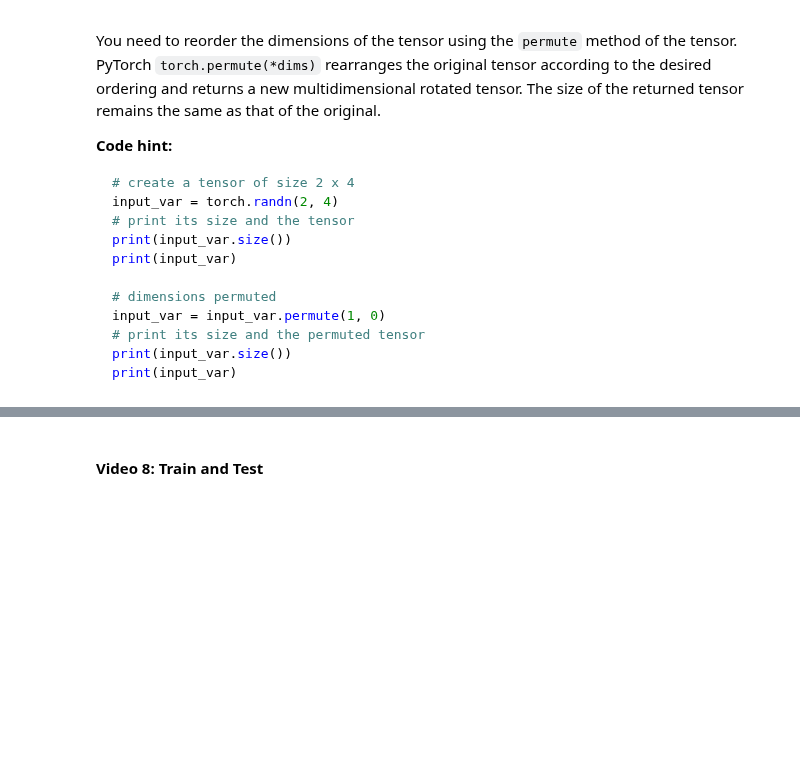
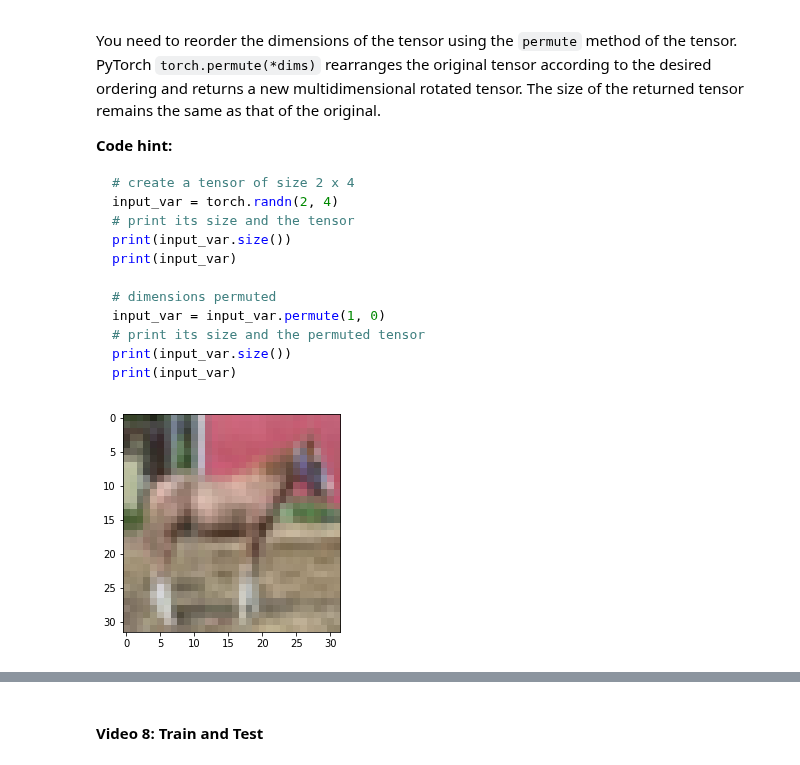
Before and after one commit to Jp-17/Coding_learning, a Jupyter notebook: NMA_DL_learning/W1D1_Tutorial1.ipynb, the cells around one changed output, grey strips where cells are left out. Drawn from its saved outputs; the diff is of its cells as text; code cells hidden in the pictures; blank space fills up the shorter version.

```diff
--- a/NMA_DL_learning/W1D1_Tutorial1.ipynb
+++ b/NMA_DL_learning/W1D1_Tutorial1.ipynb
@@ -1416,10 +1573,12 @@ print(input_var)
 # %%
 # TODO: Uncomment the following line to see the error that arises from the current image format
 # plt.imshow(image)
 
 # TODO: Comment the above line and fix this code by reordering the tensor dimensions
-# plt.imshow(image.permute(...))
-# plt.show()
+plt.imshow(image.permute(1, 2, 0))
+plt.show()
+# %% [output]
+[figure, added]
 # %% [markdown]
 [*Click for solution*](https://github.com/NeuromatchAcademy/course-content-dl/tree/main//tutorials/W1D1_BasicsAndPytorch/solutions/W1D1_Tutorial1_Solution_b04bd357.py)
 
```
Also changed, not shown: parts of 36 cells of this notebook, 18 other files.
